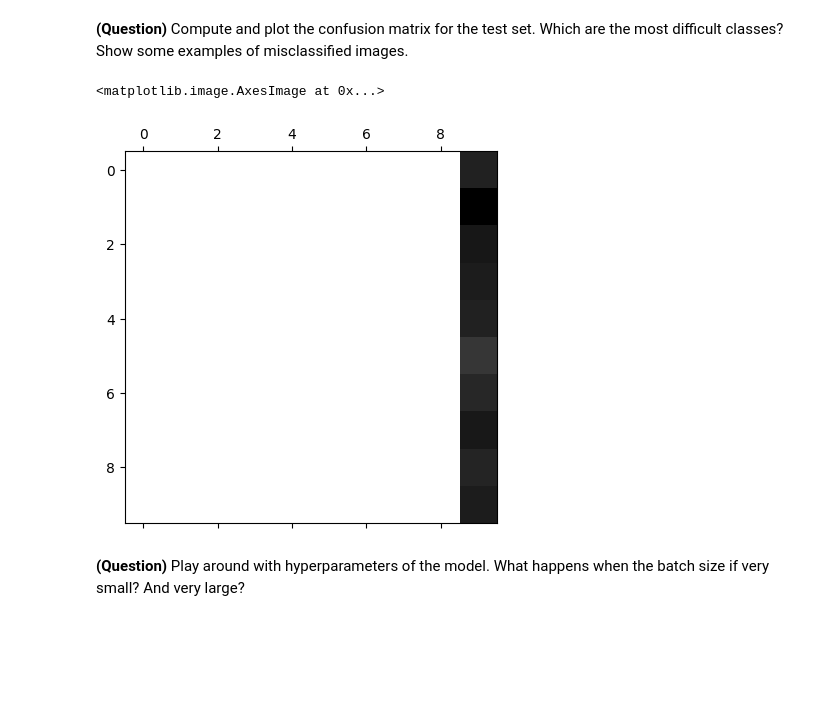
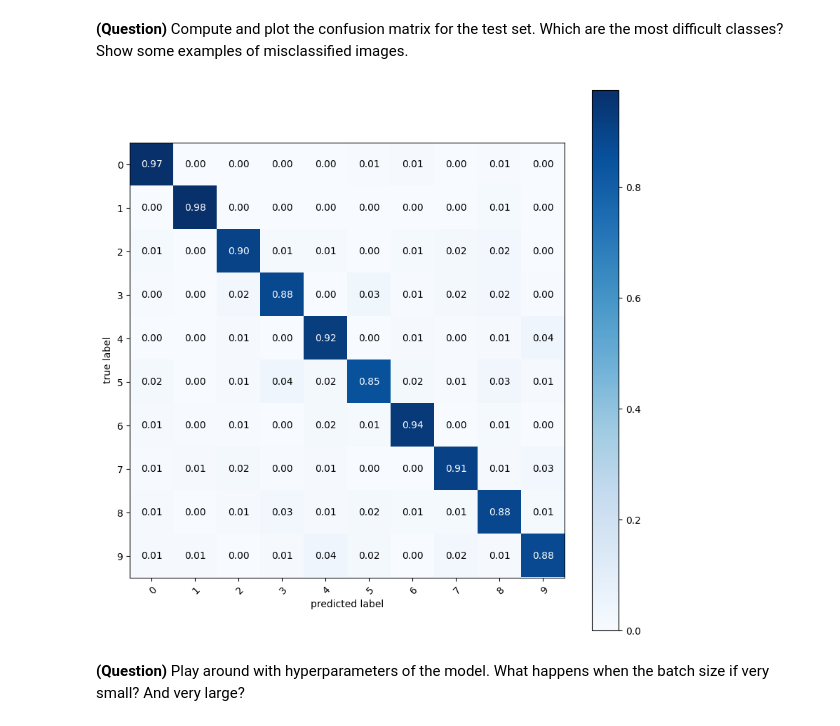
Before and after one commit to aytilfani/dl-3a, a Jupyter notebook: dl-tp1/dl-tp1.ipynb, the cells around one changed output. Drawn from its saved outputs; the diff is of its cells as text; code cells hidden in the pictures; blank space fills up the shorter version.

```diff
--- a/dl-tp1/dl-tp1.ipynb
+++ b/dl-tp1/dl-tp1.ipynb
@@ -72,10 +70,10 @@ class NeuralNetwork():
 
     def init_weights(self):
         '''Initialize random weights with attributes `W1`, `b1`, `W2` and `b2`.'''
-        self.W1 = np.random.rand(self.n_hidden, self.n_input)
-        self.b1 = np.random.rand(self.n_hidden, 1)
-        self.W2 = np.random.rand(self.n_output, self.n_hidden)
-        self.b2 = np.random.rand(self.n_output, 1)
+        self.W1 = np.random.randn(self.n_hidden, self.n_input)
+        self.b1 = np.random.randn(self.n_hidden, 1)
+        self.W2 = np.random.randn(self.n_output, self.n_hidden)
+        self.b2 = np.random.randn(self.n_output, 1)
 # %%
 nn = NeuralNetwork(64, 32, 3)
 assert nn.W1.ndim == 2
@@ -180,10 +178,10 @@ class NeuralNetwork(NeuralNetwork):
         d_W1, d_b1, d_W2, d_b2 = self.backward(X, y, d)
 
         # Apply gradient descent to update the weights
-        self.W1 = self.W1 - lr*d_W1
-        self.b1 = self.b1 - lr*d_b1
-        self.W2 = self.W2 - lr*d_W2
-        self.b2 = self.b2 - lr*d_b2
+        self.W1 -= lr*d_W1
+        self.b1 -= lr*d_b1
+        self.W2 -= lr*d_W2
+        self.b2 -= lr*d_b2
         loss = squared_error(y, d)
         return loss
 # %%
@@ -213,14 +211,15 @@ class NeuralNetwork(NeuralNetwork):
             permutation = np.random.permutation(n_samples)
             X, d = X[:, permutation], d[:, permutation]
             # Loop over each batch
+            epoch_loss = 0.
             for b in range(0, n_samples, batch_size): # range(start, stop, step)
                 # Grab the current batch in `X_batch` and `d_batch`
                 X_batch = X[:, b:b+batch_size]
                 d_batch = d[:, b:b+batch_size]
                 # Apply training iteration and update epoch loss
                 epoch_loss += self.train_iteration(X_batch, d_batch, lr)
-        # Compute average epoch loss and print it
-        print(f"Average epoch loss: {epoch_loss/(n_epochs*n_batches)}")
+            # Compute average epoch loss and print it
+            print(f"Loss for the {e}th epoch: {epoch_loss}")
 # %% [markdown]
 ### 8. Train the network on the MNIST dataset
 
@@ -271,5 +270,5 @@ assert np.all(np.sum(y_test, axis=0) == 1.)
 **(Question)** Initialize a neural network for MNIST with 32 hidden units and train it for 10 epochs with a batch size of 512.
 # %%
 nn = NeuralNetwork(28*28, 32, 10)
-nn.fit(X_train, y_train, 512, 10, 10e-5)
+nn.fit(X_train, y_train, 512, 20)
 # %% [output]
@@ -287,12 +305,25 @@ assert(0. <= accuracy_test <= 1.)
 # %% [markdown]
 **(Question)** Compute and plot the confusion matrix for the test set. Which are the most difficult classes? Show some examples of misclassified images.
 # %%
-#Confusion matrix for test set
-cm = confusion_matrix(labels_test, pred_test)
-plt.matshow(cm, cmap='binary')
+def confusion_matrix(nn):
+    y_pred = nn.predict(X_test)
+    confusion_matrix = np.zeros( (n_classes, n_classes) , int)
+
+    for i in range(n_samples_test):
+        confusion_matrix[labels_test[i]][y_pred[i]] += 1
+    class_names = ['0', '1', '2', '3', '4', '5', '6', '7', '8', '9']
+    fig, ax = plot_confusion_matrix(conf_mat=confusion_matrix,
+                                    colorbar=True,
+                                    show_absolute=False,
+                                    show_normed=True,
+                                    class_names=class_names,
+                                    figsize=(10, 10))
+
+    plt.show()
+
+confusion_matrix(nn)
 # %% [output]
-<matplotlib.image.AxesImage at 0x...>
-[figure, old version]
+[figure, new version]
 # %% [markdown]
 **(Question)** Play around with hyperparameters of the model. What happens when the batch size if very small? And very large?
 # %%
```
Also changed, not shown: parts of 6 cells of this notebook.
